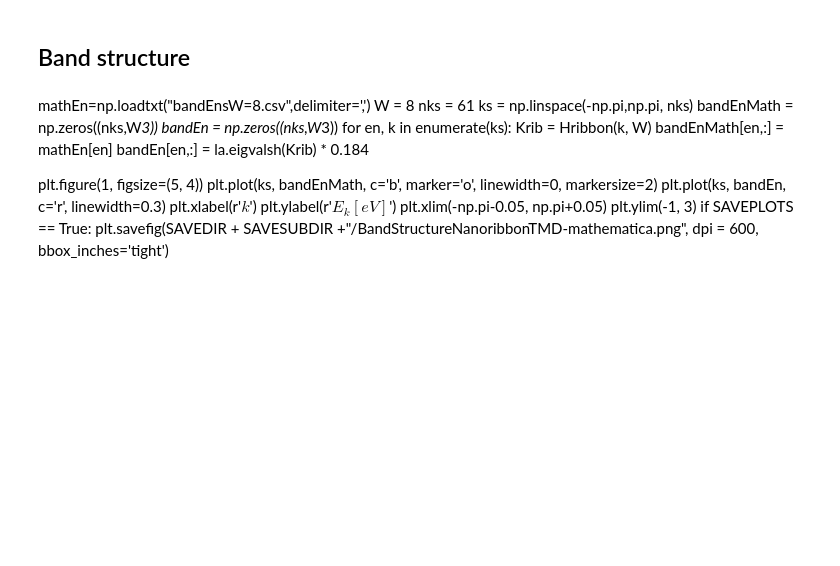
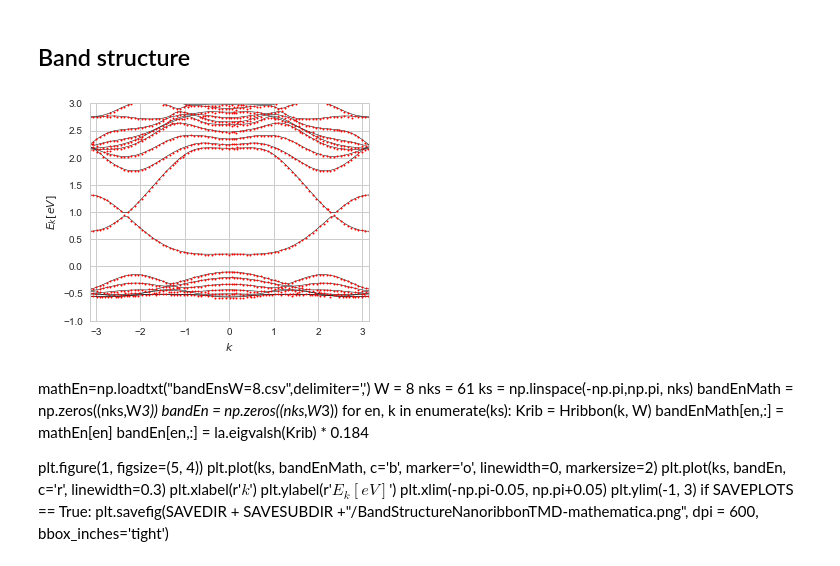
Before and after one commit to SriramanT/qmc_master_code, a Jupyter notebook: ANALYTICAL/src/hubbard-mf.ipynb, the cells around one changed output. Saved outputs shown, nothing was run; the diff lists cells and outputs as text; code cells hidden in the pictures; blank space fills up the shorter version.

```diff
--- a/ANALYTICAL/src/hubbard-mf.ipynb
+++ b/ANALYTICAL/src/hubbard-mf.ipynb
@@ -1169,26 +1187,30 @@ T.conj().T - T
 # %% [markdown]
 ## Band structure
 # %%
-SAVEPLOTS = True
+SAVEPLOTS = False
 
 bandLiu=np.loadtxt("bandLiu2013.csv",delimiter=',')
 sns.set_style("whitegrid")
 W = 8
 nks = 60
 ks = np.linspace(-np.pi,np.pi, nks)
 bandEn = np.zeros((nks,W*3))
 for en, k in enumerate(ks):
     bandEn[en,:] = la.eigvalsh(Hribbon(k, W)) * abs_t0
 
 plt.figure(1, figsize=(5, 4))
 plt.plot(ks, bandEn, markersize=0, linewidth = 0.5, c = 'black')
 plt.plot(bandLiu[:,0],bandLiu[:,1], c='r', marker='o', linewidth=0.0, markersize=2)
 plt.xlabel(r'$k$')
 plt.ylabel(r'$E_{k} [eV]$')
 plt.xlim(-np.pi, np.pi)
 plt.ylim(-1, 3)
 if SAVEPLOTS == True:
     plt.savefig(SAVEDIR + SAVESUBDIR +"/BandStructureNanoribbonTMD.png", dpi = 600, bbox_inches='tight')
+
+sns.set_style("white")
+# %% [output]
+[figure, added]
 # %% [markdown]
 mathEn=np.loadtxt("bandEnsW=8.csv",delimiter=',')
 W = 8
```
Also changed, not shown: parts of 9 cells of this notebook, 17 other files.
